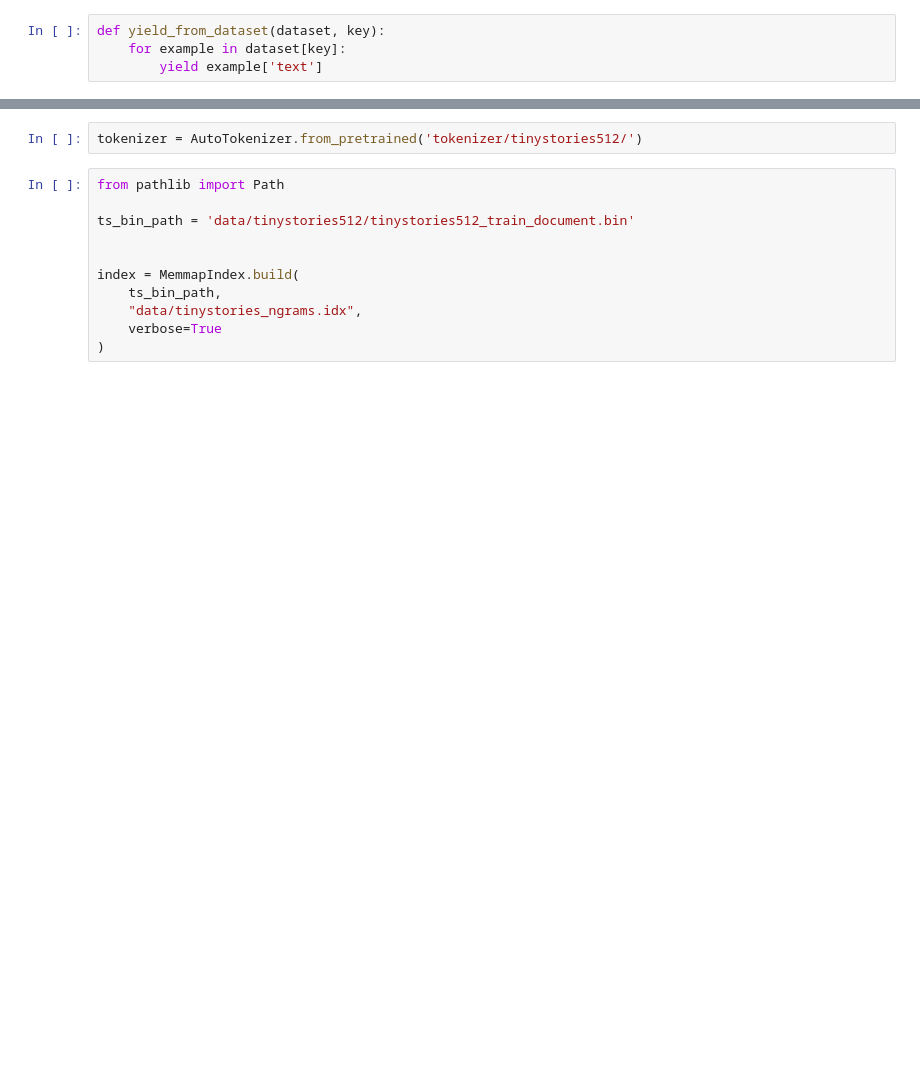
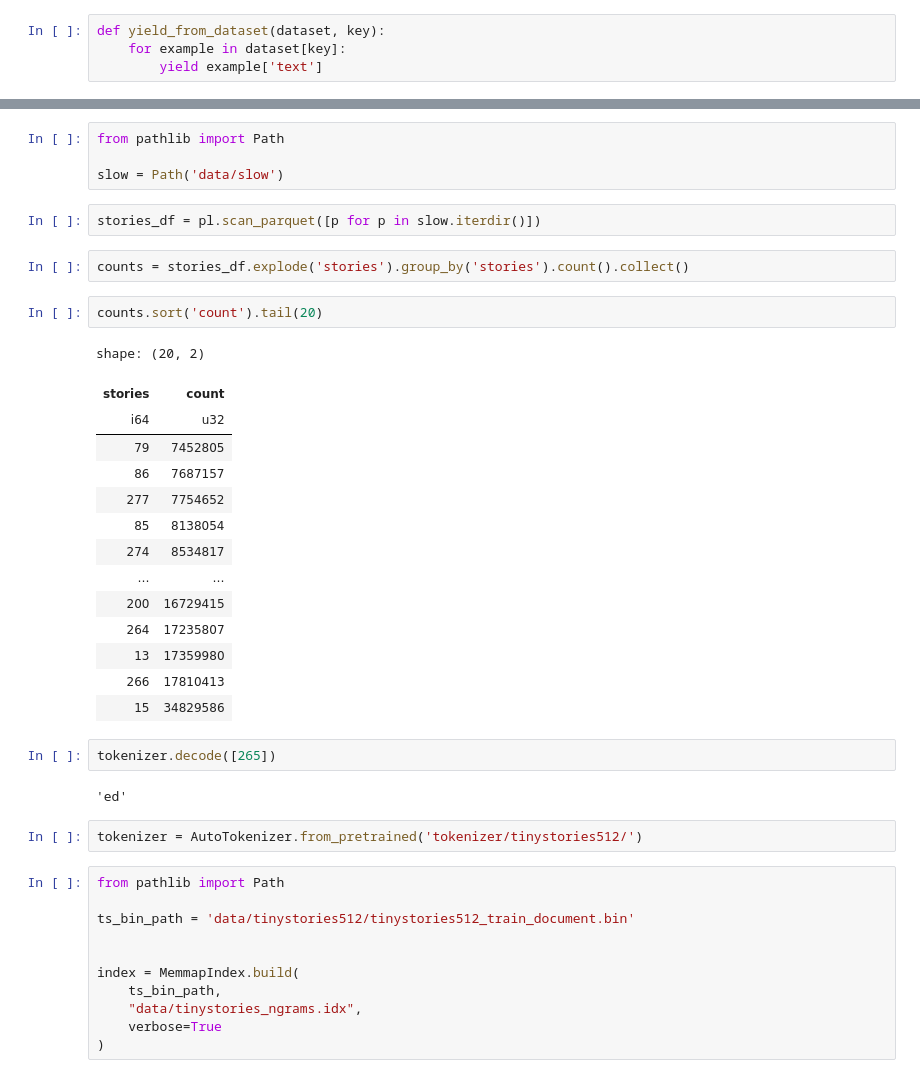
Before and after one commit to dashstander/ngram-markov, a Jupyter notebook: ngram_model.ipynb, the cells around one changed output, grey strips where cells are left out. Drawn from its saved outputs; the diff is of its cells as text; blank space fills up the shorter version.

Commit message:
More data stuff
Signed-off-by: Dashiell Stander <dstander@protonmail.com>

```diff
--- a/ngram_model.ipynb
+++ b/ngram_model.ipynb
@@ -71,3 +114,32 @@ def yield_from_dataset(dataset, key):
+# %%
+from pathlib import Path
+
+slow = Path('data/slow')
+# %%
+stories_df = pl.scan_parquet([p for p in slow.iterdir()])
+# %%
+counts = stories_df.explode('stories').group_by('stories').count().collect()
+# %%
+counts.sort('count').tail(20)
+# %% [output]
+shape: (20, 2)
+| stories | count |
+| i64 | u32 |
+| 79 | 7452805 |
+| 86 | 7687157 |
+| 277 | 7754652 |
+| 85 | 8138054 |
+| 274 | 8534817 |
+| … | … |
+| 200 | 16729415 |
+| 264 | 17235807 |
+| 13 | 17359980 |
+| 266 | 17810413 |
+| 15 | 34829586 |
+# %%
+tokenizer.decode([265])
+# %% [output]
+'ed'
 # %%
 tokenizer = AutoTokenizer.from_pretrained('tokenizer/tinystories512/')
 # %%
```
Also changed, not shown: parts of 6 cells of this notebook, 9 other files.
